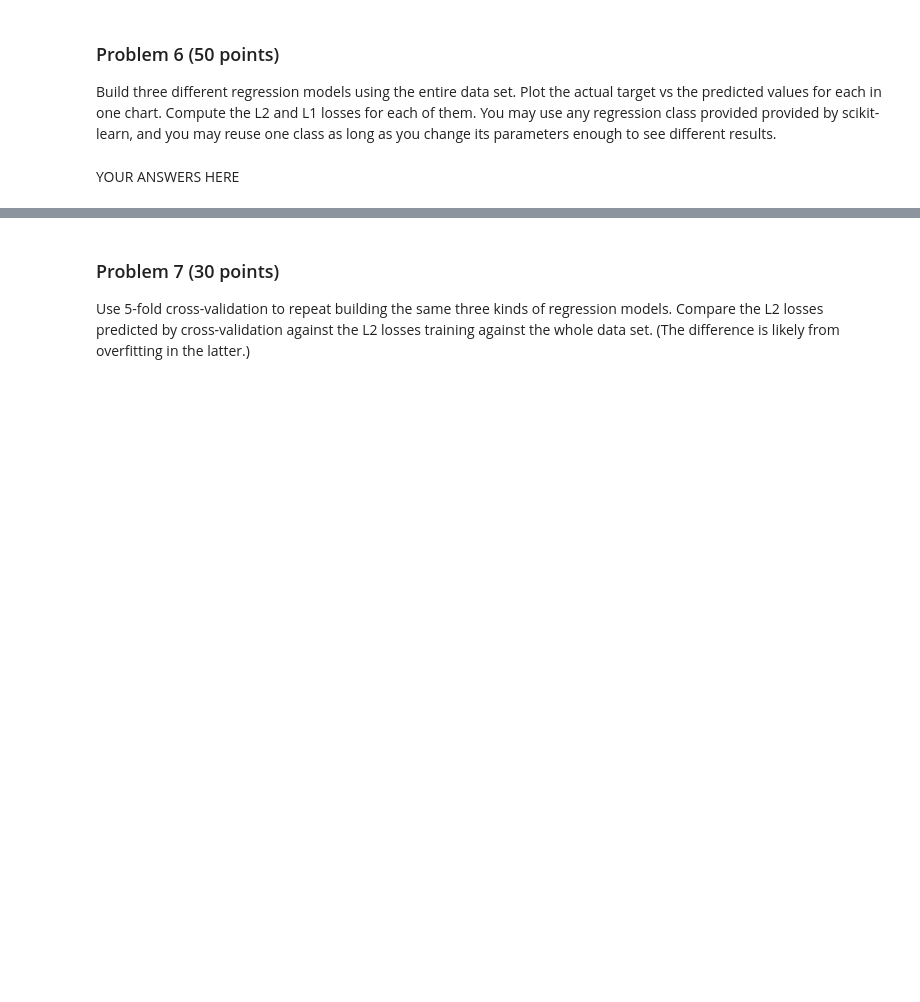
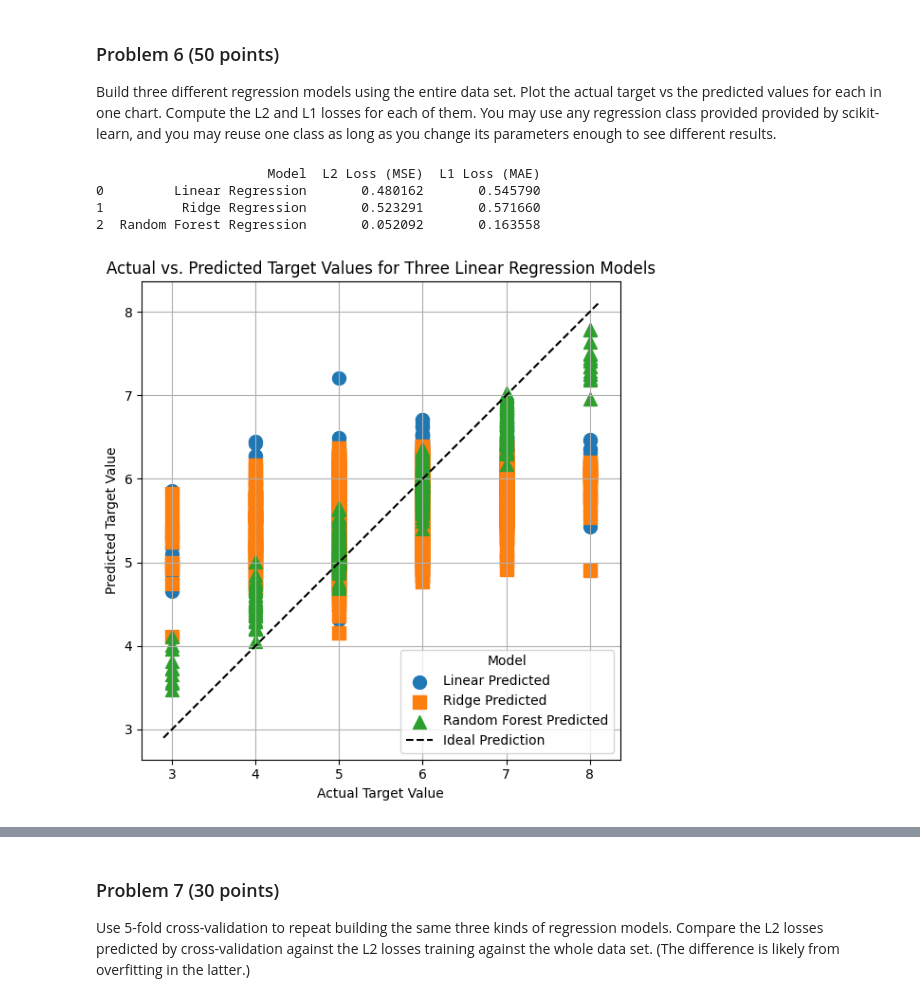
Before and after one commit to keke78ui9/dx602-final-project, a Jupyter notebook: project.ipynb, the cells around one changed output, grey strips where cells are left out. Drawn from its saved outputs; the diff is of its cells as text; code cells hidden in the pictures; blank space fills up the shorter version.

```diff
--- a/project.ipynb
+++ b/project.ipynb
@@ -364,2 +362,66 @@ You may use any regression class provided provided by scikit-learn, and you may
-# %% [markdown]
-YOUR ANSWERS HERE
+# %%
+# build linear regression model
+# prepare data for modeling, separate features and target
+X = dataset_wine.drop('target', axis=1)
+y = dataset_wine['target']
+
+# build linear regression model
+model = sklearn.linear_model.LinearRegression()
+model.fit(X, y)
+y_pred = model.predict(X)
+
+# build riddle regression model
+model2 = sklearn.linear_model.Ridge(alpha=1.0, random_state=42)
+model2.fit(X, y)
+y_pred2 = model2.predict(X)
+
+# build random forest regression model
+model3 = sklearn.ensemble.RandomForestRegressor(n_estimators=100, random_state=42)
+model3.fit(X, y)
+y_pred3 = model3.predict(X)
+
+# calculate L2 loss (mean squared error)
+l2_loss = sklearn.metrics.mean_squared_error(y, y_pred)
+l2_loss2 = sklearn.metrics.mean_squared_error(y, y_pred2)
+l2_loss3 = sklearn.metrics.mean_squared_error(y, y_pred3)
+
+# calculate L1 loss (mean absolute error)
+l1_loss = sklearn.metrics.mean_absolute_error(y, y_pred)
+l1_loss2 = sklearn.metrics.mean_absolute_error(y, y_pred2)
+l1_loss3 = sklearn.metrics.mean_absolute_error(y, y_pred3)
+
+# plot actual vs predicted
+plt.figure(figsize=(8, 6))
+
+# plot actual vs predicted
+plt.scatter(y, y_pred, label='Linear Predicted', marker='o', s=100)
+plt.scatter(y, y_pred2, label='Ridge Predicted', marker='s', s=100)
+plt.scatter(y, y_pred3, label='Random Forest Predicted', marker='^', s=100)
+
+# build another linear regression model with different features
+min_val = min(y.min(), y_pred.min(), y_pred2.min(), y_pred3.min()) - 0.1
+max_val = max(y.max(), y_pred.max(), y_pred2.max(), y_pred3.max()) + 0.1
+plt.plot([min_val, max_val], [min_val, max_val], 'k--', label='Ideal Prediction')
+
+plt.title('Actual vs. Predicted Target Values for Three Linear Regression Models')
+plt.xlabel('Actual Target Value')
+plt.ylabel('Predicted Target Value')
+plt.legend(title='Model')
+plt.grid(True)
+plt.gca().set_aspect('equal', adjustable='box') # Set equal scaling on both axes
+plt.tight_layout()
+
+
+loss_data = {
+    'Model': ['Linear Regression', 'Ridge Regression', 'Random Forest Regression'],
+    'L2 Loss (MSE)': [l2_loss, l2_loss2, l2_loss3],
+    'L1 Loss (MAE)': [l1_loss, l1_loss2, l1_loss3]
+}
+
+print(pd.DataFrame(loss_data))
+# %% [output]
+                      Model  L2 Loss (MSE)  L1 Loss (MAE)
+0         Linear Regression       0.480162       0.545790
+1          Ridge Regression       0.523291       0.571660
+2  Random Forest Regression       0.052092       0.163558
+[figure, added]
```
Also changed, not shown: parts of 2 cells of this notebook.
